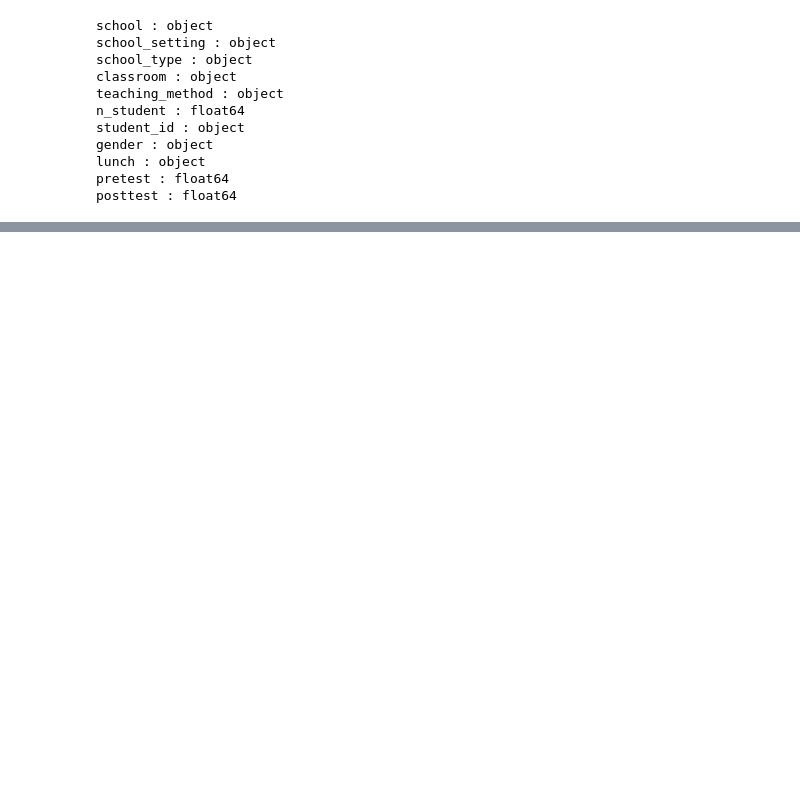
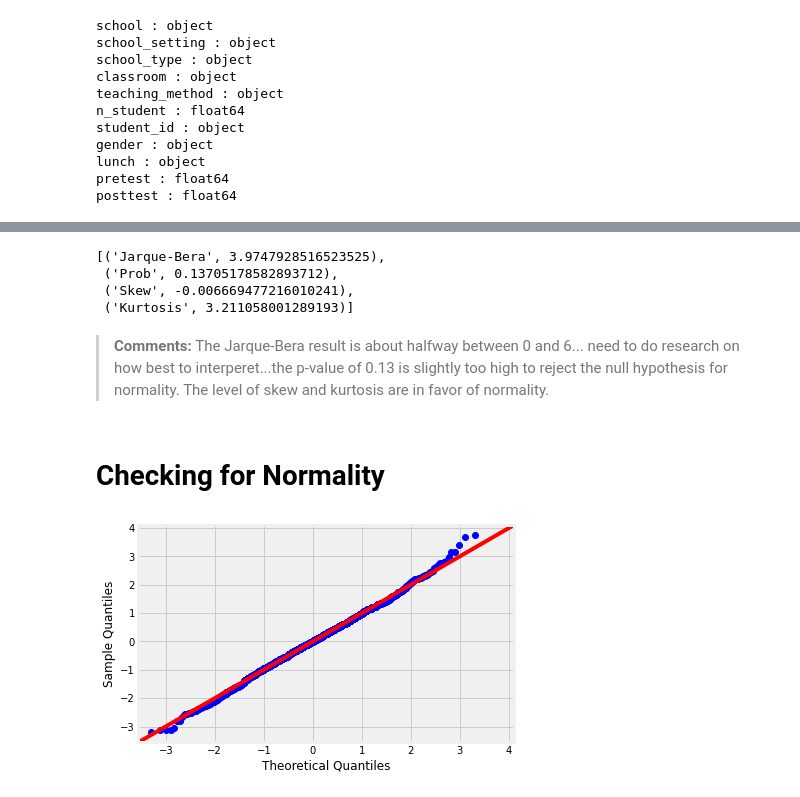
Before and after one commit to halemade/predicting-test-scores, a Jupyter notebook: code/THR_scratchwork.ipynb, the cells around one changed output, grey strips where cells are left out. Drawn from its saved outputs; the diff is of its cells as text; code cells hidden in the pictures; blank space fills up the shorter version.

Commit message:
create model and work on data

```diff
--- a/code/THR_scratchwork.ipynb
+++ b/code/THR_scratchwork.ipynb
@@ -95,0 +117,19 @@ Notes:
+# %%
+name = ['Jarque-Bera','Prob','Skew', 'Kurtosis']
+test = sms.jarque_bera(model.resid)
+list(zip(name, test))
+# %% [output]
+[('Jarque-Bera', 3.9747928516523525),
+ ('Prob', 0.13705178582893712),
+ ('Skew', -0.006669477216010241),
+ ('Kurtosis', 3.211058001289193)]
+# %% [markdown]
+> **Comments:** The Jarque-Bera result is about halfway between 0 and 6... need to do research on how best to interperet...the p-value of 0.13 is slightly too high to reject the null hypothesis for normality. The level of skew and kurtosis are in favor of normality.
+# %% [markdown]
+# Checking for Normality
+# %%
+import statsmodels.api as sm
+import scipy.stats as stats
+fig = sm.graphics.qqplot(model.resid, dist=stats.norm, line='45', fit=True)
+# %% [output]
+[figure, added]
```
Also changed, not shown: parts of 13 cells of this notebook.
